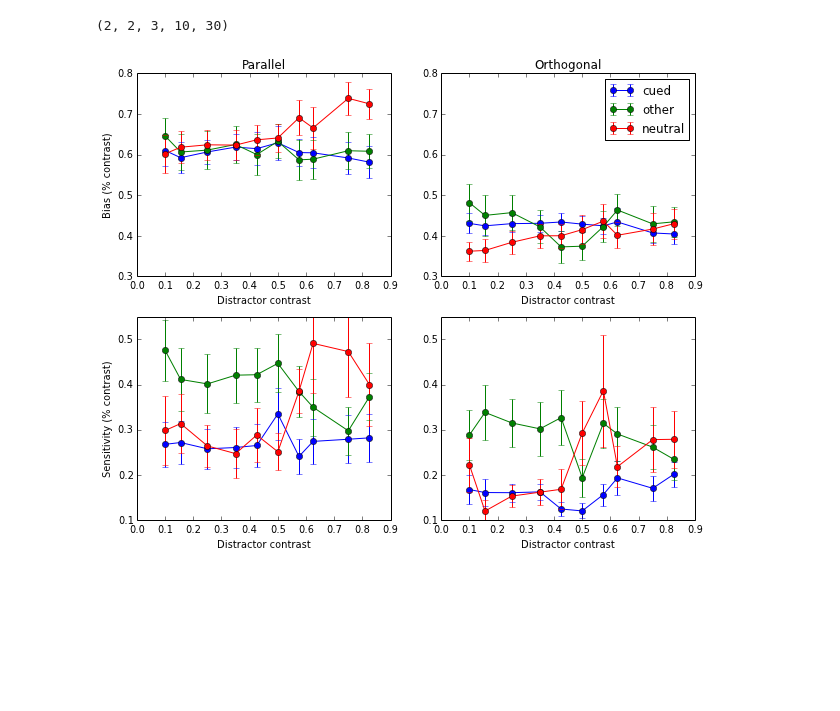
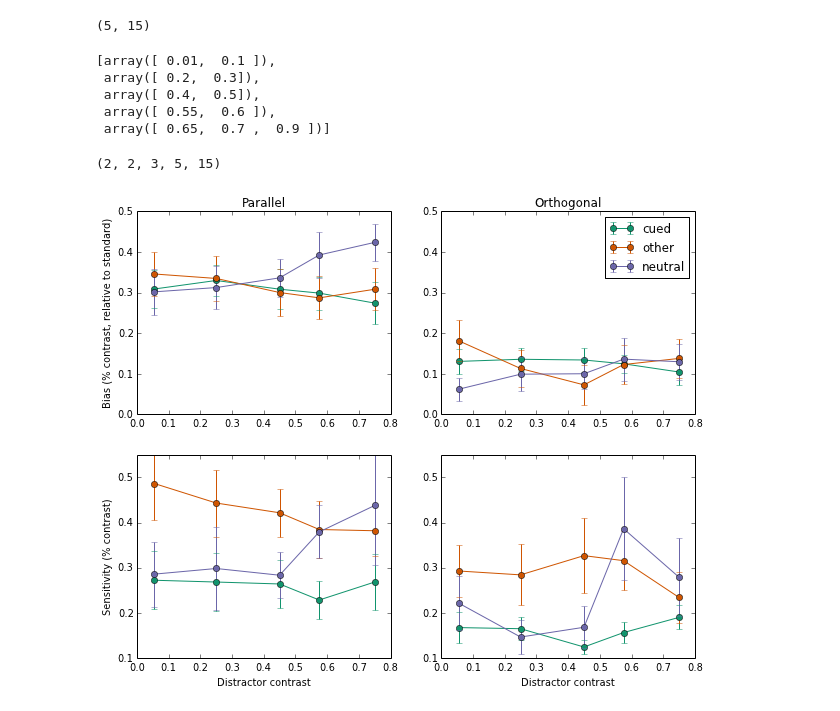
Before and after one commit to arokem/att_ss, a Jupyter notebook: AnalyzeByDistractor.ipynb, the cells around one changed output. Cells and saved outputs as stored; diff of their text form; code cells hidden in the pictures; blank space fills up the shorter version.

Commit message:
More analysis by distractor levels. I think this is it.

```diff
--- a/AnalyzeByDistractor.ipynb
+++ b/AnalyzeByDistractor.ipynb
@@ -120,2 +137,9 @@ cued_sens_ortho= np.array([this[90]['cued'] for this in sens_list])
 other_sens_ortho = np.array([this[90]['other'] for this in sens_list])
 neutral_sens_ortho = np.array([this[90]['neutral'] for this in sens_list])
+# %%
+for this in [cued_bias_para, other_bias_para, neutral_bias_para,
+             cued_bias_ortho, other_bias_ortho, neutral_bias_ortho,
+             cued_sens_para, other_sens_para, neutral_sens_para,
+             cued_sens_ortho, other_sens_ortho, neutral_sens_ortho]:
+    fig, ax = plt.subplots(1)
+    ax.plot(this[:, :n_subjects], this[:, n_subjects:], 'o')
@@ -122,6 +159,34 @@ neutral_sens_ortho = np.array([this[90]['neutral'] for this in sens_list])
+# %%
+cued_bias_para = np.array([np.mean(np.reshape(this[0]['cued'], (-1, n_subjects)), 0) for this in bias_list])
+other_bias_para = np.array([np.mean(np.reshape(this[0]['other'], (-1, n_subjects)), 0) for this in bias_list])
+neutral_bias_para= np.array([np.mean(np.reshape(this[0]['neutral'], (-1, n_subjects)), 0) for this in bias_list])
+
+cued_bias_ortho = np.array([np.mean(np.reshape(this[90]['cued'], (-1, n_subjects)), 0) for this in bias_list])
+other_bias_ortho = np.array([np.mean(np.reshape(this[90]['other'], (-1, n_subjects)), 0) for this in bias_list])
+neutral_bias_ortho = np.array([np.mean(np.reshape(this[90]['neutral'], (-1, n_subjects)), 0) for this in bias_list])
+
+cued_sens_para = np.array([np.mean(np.reshape(this[0]['cued'], (-1, n_subjects)), 0) for this in sens_list])
+other_sens_para = np.array([np.mean(np.reshape(this[0]['other'], (-1, n_subjects)), 0) for this in sens_list])
+neutral_sens_para= np.array([np.mean(np.reshape(this[0]['neutral'], (-1, n_subjects)), 0) for this in sens_list])
+
+cued_sens_ortho = np.array([np.mean(np.reshape(this[90]['cued'], (-1, n_subjects)), 0) for this in sens_list])
+other_sens_ortho = np.array([np.mean(np.reshape(this[90]['other'], (-1, n_subjects)), 0) for this in sens_list])
+neutral_sens_ortho = np.array([np.mean(np.reshape(this[90]['neutral'], (-1, n_subjects)), 0) for this in sens_list])
+# %%
+cued_bias_para.shape
+# %% [output]
+(5, 15)
+# %%
+contrasts_used
+# %% [output]
+[array([ 0.01,  0.1 ]),
+ array([ 0.2,  0.3]),
+ array([ 0.4,  0.5]),
+ array([ 0.55,  0.6 ]),
+ array([ 0.65,  0.7 ,  0.9 ])]
 # %%
-x = np.mean(contrast_divs, -1)
-
+x = np.array([np.mean(i) for i in contrasts_used])
+#x = contrasts
 data_array = np.array([[[cued_bias_para, other_bias_para, neutral_bias_para],
                         [cued_bias_ortho, other_bias_ortho, neutral_bias_ortho]],
                         [[cued_sens_para, other_sens_para, neutral_sens_para],
@@ -129,29 +194,36 @@ data_array = np.array([[[cued_bias_para, other_bias_para, neutral_bias_para],
 
 data_array.shape
 # %% [output]
-(2, 2, 3, 10, 30)
+(2, 2, 3, 5, 15)
 # %%
 conds = ['cued', 'other', 'neutral']
 fig, axes = plt.subplots(2,2)
 for i in range(data_array.shape[0]):
     if i == 0:
-        ylim = [0.3, 0.8]
+        ylim = [0, 0.5]
     else:
         ylim = [0.1, 0.55]
     for j in range(data_array.shape[1]):
         ax = axes[i,j]
         for cond_idx, y in enumerate(data_array[i,j]):
-            ax.errorbar(x, np.mean(y, -1), yerr=stats.sem(y, -1), marker='o', label=conds[cond_idx])
-            ax.set_xlabel('Distractor contrast')
+            if i == 0:
+                y = y - 0.3
+            ax.errorbar(x, np.mean(y, -1), yerr=stats.sem(y, -1), marker='o',
+                        label=conds[cond_idx], color=colors[conds[cond_idx]])
             ax.set_ylim(ylim)
+            ax.set_xlim([0,0.8])
 
-axes[0,0].set_ylabel('Bias (% contrast)')
+axes[0,0].set_ylabel('Bias (% contrast, relative to standard)')
 axes[1,0].set_ylabel('Sensitivity (% contrast)')
 axes[0,1].legend()
 axes[0,0].set_title('Parallel')
 axes[0,1].set_title('Orthogonal')
+axes[1,0].set_xlabel('Distractor contrast')
+axes[1,1].set_xlabel('Distractor contrast')
+
 
 fig.set_size_inches([10,8])
+fig.savefig('./data/figures/distractor.svg')
 fig.savefig('./data/figures/distractor.png')
 # %% [output]
-[figure, old version]
+[figure, new version]
```
Also changed, not shown: parts of 8 cells of this notebook, 1 other file.
